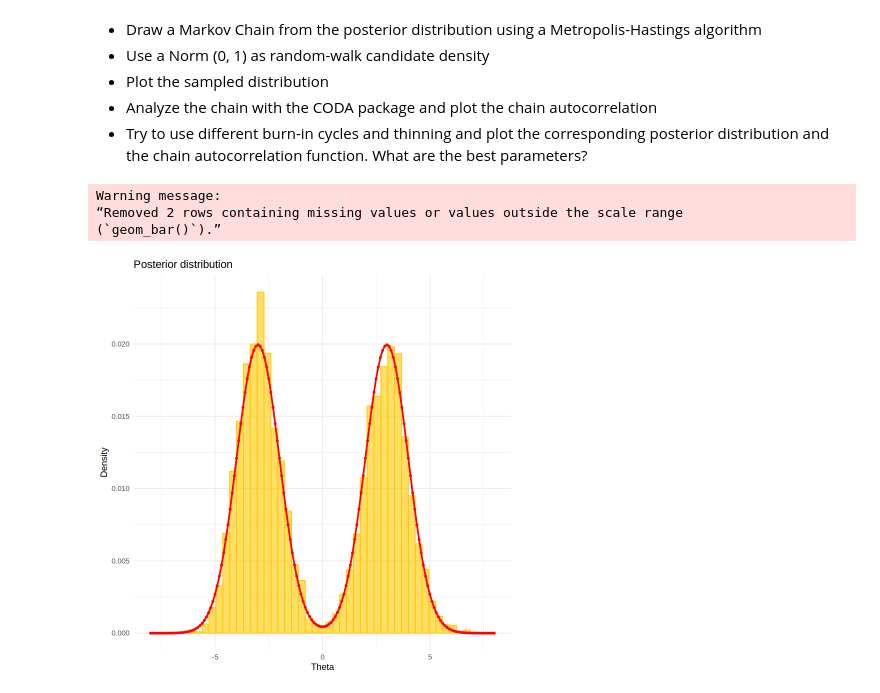
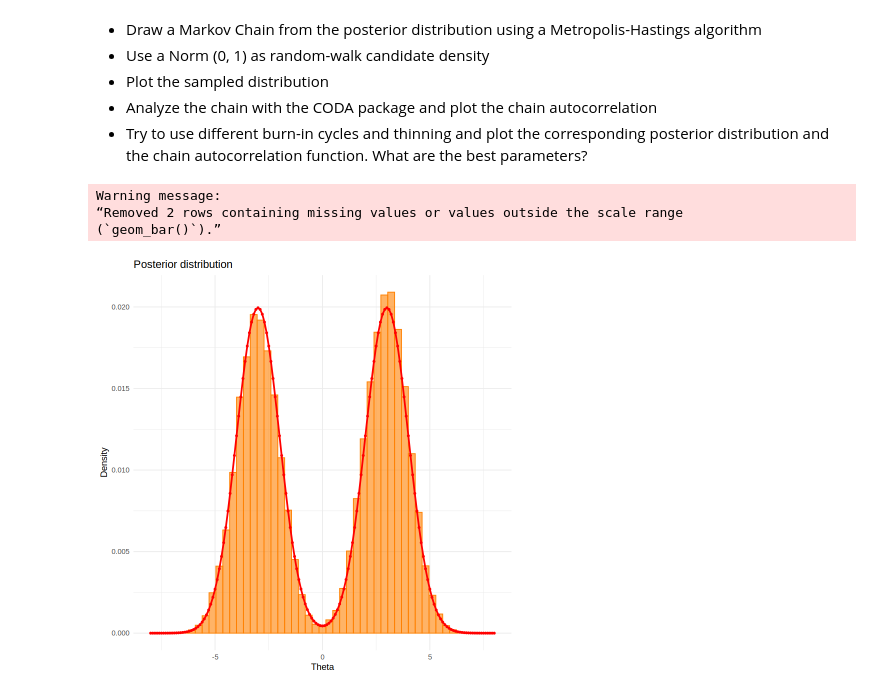
Before and after one commit to Kallo27/Advanced_statistics, a Jupyter notebook: Lab05/CalandraBuonaura_LorenzoRlab05.ipynb, the cells around one changed output. Cells and saved outputs as stored; diff of their text form; code cells hidden in the pictures.

```diff
--- a/Lab05/CalandraBuonaura_LorenzoRlab05.ipynb
+++ b/Lab05/CalandraBuonaura_LorenzoRlab05.ipynb
@@ -47,6 +66,7 @@ metropolis_step <- function(theta) {
 metropolis_sampler <- function(initial_theta, n, burn_in = 0) {
   results <- list()
   current_theta <- initial_theta
+  n <- n + burn_in
 
   for (i in 1:burn_in) {
     out <- metropolis_step(current_theta)
@@ -65,30 +88,27 @@ metropolis_sampler <- function(initial_theta, n, burn_in = 0) {
 # %%
-theta_values <- seq(-8, 8, 0.1)
-post_values <- post_distr(theta_values) / sum(post_distr(theta_values))
-
 random_theta <- rnorm(1, 0, 1)
-n_sample <- 10000
+n_sample <- 100000
 out <- metropolis_sampler(random_theta, n_sample)
 
 n_bins <- 50
 bin_w <- (max(theta_values) - min(theta_values)) / n_bins
 
 ggplot(data = data.frame(out$value), aes(x = out$value)) +
   geom_histogram(aes(y = after_stat(count / sum(count)) * bin_w),
-                 color = "#ffc800", fill = "#ffc800", binwidth = bin_w,
+                 color = "#ff8000", fill = "#ff8000", binwidth = bin_w,
                  bins = n_bins, alpha = 0.6) +
   geom_point(data = data.frame(theta_values, post_values),
              aes(x = theta_values, y = post_values), color = "red", size = 1) +
   geom_line(data = data.frame(theta_values, post_values),
             aes(x = theta_values, y = post_values), color = "red",
             linewidth = 1) +
   labs(title = "Posterior distribution",
        x = "Theta",
        y = "Density") +
   xlim(min(theta_values), max(theta_values)) +
   theme_minimal()
 # %% [output]
 Warning message:
 “Removed 2 rows containing missing values or values outside the scale range
 (`geom_bar()`).”
-[figure, old version]
+[figure, new version]
```
Also changed, not shown: parts of 18 cells of this notebook.
